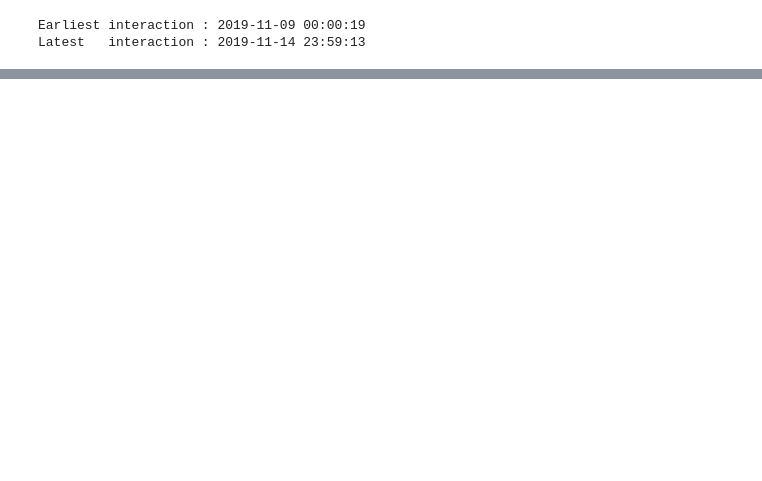
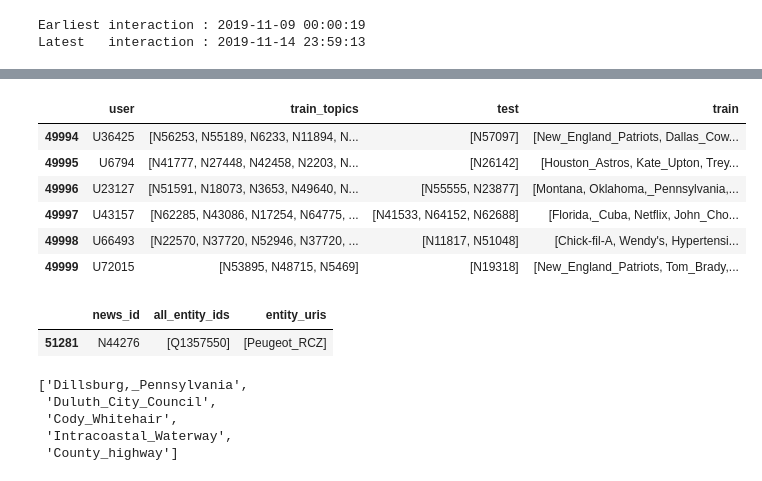
Before and after one commit to rayyyd/news_reccomender, a Jupyter notebook: ray/recommender.ipynb, the cells around one changed output, grey strips where cells are left out. Saved outputs shown, nothing was run; the diff lists cells and outputs as text; code cells hidden in the pictures; blank space fills up the shorter version.

```diff
--- a/ray/recommender.ipynb
+++ b/ray/recommender.ipynb
@@ -610,0 +620,16 @@ MIND_user_df.head()
+# %%
+# import ast
+MIND_news_df = pd.read_csv("./data_cache/MIND_news_df.csv", encoding='utf-8')
+MIND_news_df.head()
+MIND_news_df["all_entity_ids"] = (
+    MIND_news_df["all_entity_ids"]
+      .fillna("[]")
+      .apply(ast.literal_eval)
+)
+
+topicsLUT_clean = {k: v.strip("<>") for k, v in topicsLUT.items() if v}
+MIND_news_df["entity_uris"] = MIND_news_df["all_entity_ids"].apply(
+    lambda qids: [topicsLUT_clean.get(qid, qid) for qid in qids]
+)
+MIND_news_df["entity_uris"] = MIND_news_df["entity_uris"].apply(strip_dbpedia)
+MIND_news_df.head()
@@ -610,0 +643,13 @@ MIND_user_df.head()
+# %%
+# map user's news items into a list of uri topics.
+import ast
+news2topics = dict(zip(MIND_news_df["news_id"], MIND_news_df["entity_uris"]))
+def news_ids_to_topics(news_id_list):
+    topics = []
+    for nid in news_id_list:
+        topics.extend(news2topics.get(nid, []))   # unknown ids → empty list
+    return topics
+MIND_user_df["train"] = MIND_user_df["train_topics"].apply(news_ids_to_topics)
+MIND_user_df["train"] = MIND_user_df["train"].apply(strip_dbpedia)
+MIND_user_df.rename(columns={"user_id": "user"}, inplace=True)
+MIND_user_df.head()
@@ -610,0 +680,23 @@ MIND_user_df.head()
+# %%
+MIND_user_df.tail(6)
+# %% [output]
+|  | user | train_topics | test | train |
+| 49994 | U36425 | [N56253, N55189, N6233, N11894, N... | [N57097] | [New_England_Patriots, Dallas_Cow... |
+| 49995 | U6794 | [N41777, N27448, N42458, N2203, N... | [N26142] | [Houston_Astros, Kate_Upton, Trey... |
+| 49996 | U23127 | [N51591, N18073, N3653, N49640, N... | [N55555, N23877] | [Montana, Oklahoma,_Pennsylvania,... |
+| 49997 | U43157 | [N62285, N43086, N17254, N64775, ... | [N41533, N64152, N62688] | [Florida,_Cuba, Netflix, John_Cho... |
+| 49998 | U66493 | [N22570, N37720, N52946, N37720, ... | [N11817, N51048] | [Chick-fil-A, Wendy's, Hypertensi... |
+| 49999 | U72015 | [N53895, N48715, N5469] | [N19318] | [New_England_Patriots, Tom_Brady,... |
+# %%
+MIND_news_df.tail(1)
+# %% [output]
+|  | news_id | all_entity_ids | entity_uris |
+| 51281 | N44276 | [Q1357550] | [Peugeot_RCZ] |
+# %%
+topics_list[:5]
+# %% [output]
+['Dillsburg,_Pennsylvania',
+ 'Duluth_City_Council',
+ 'Cody_Whitehair',
+ 'Intracoastal_Waterway',
+ 'County_highway']
```
Also changed, not shown: parts of 18 cells of this notebook.
